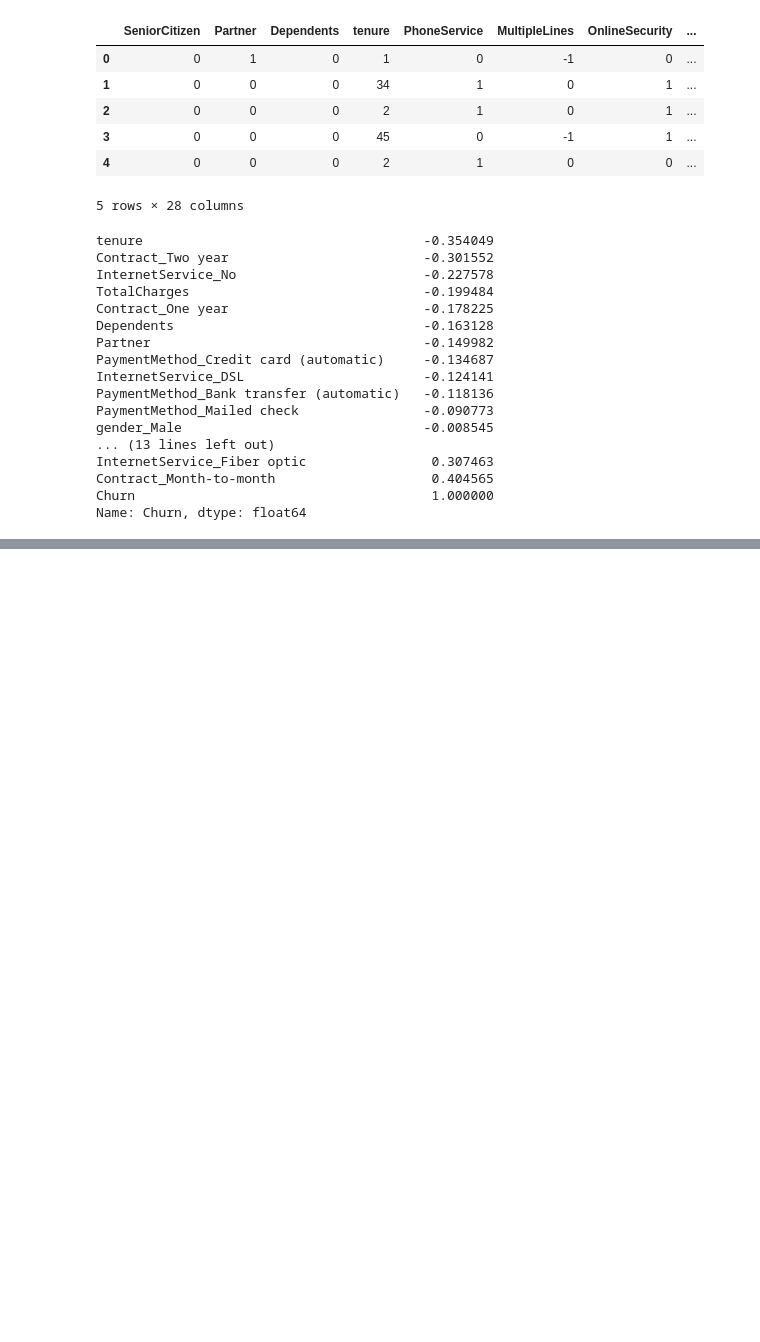
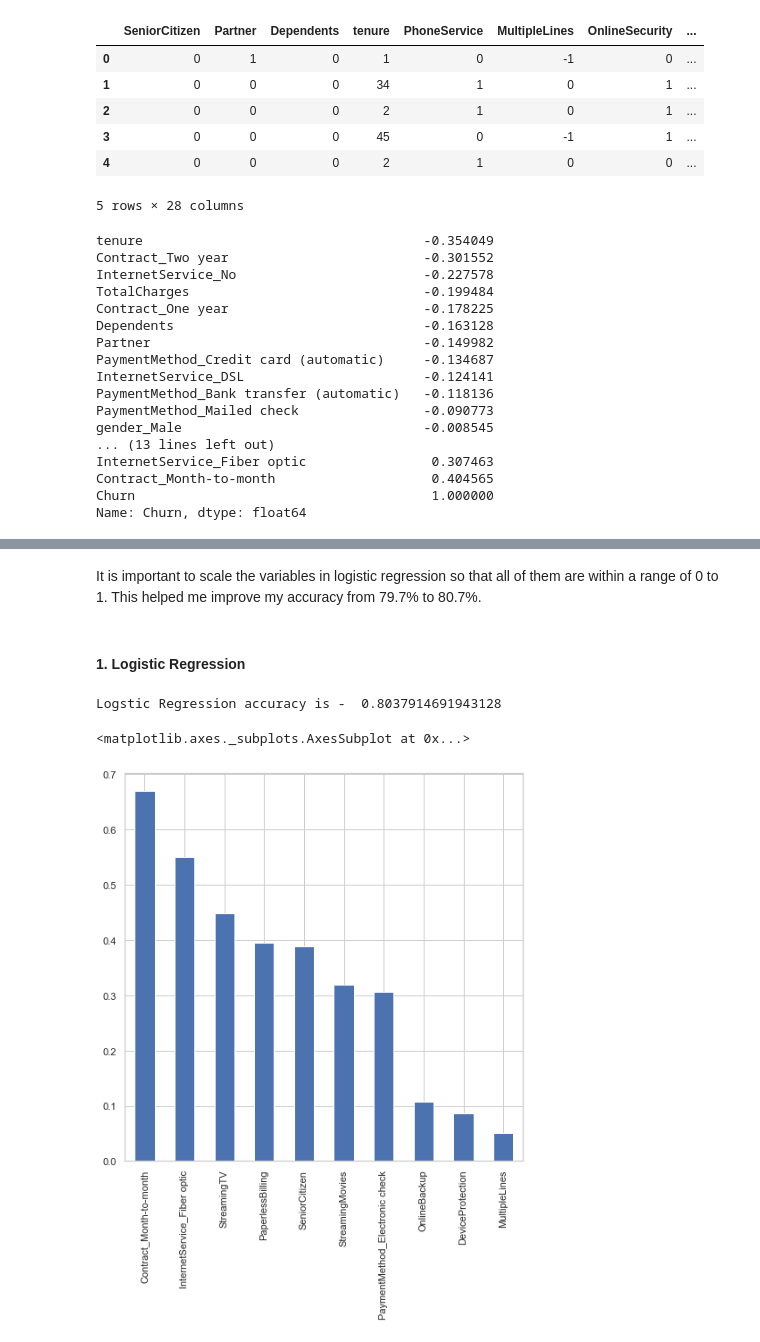
Before and after one commit to ShauliTaragin/ML-Sem1-Assignment, a Jupyter notebook: Classification task.ipynb, the cells around one changed output, grey strips where cells are left out. Saved outputs shown, nothing was run; the diff lists cells and outputs as text; code cells hidden in the pictures; blank space fills up the shorter version.

```diff
--- a/Classification task.ipynb
+++ b/Classification task.ipynb
@@ -259,0 +271,4 @@ Name: Churn, dtype: float64
+# %%
+#Using the dummies data set
+y = df_dummies['Churn'].values
+X = df_dummies.drop(columns = ['Churn'])
@@ -259,0 +282,27 @@ Name: Churn, dtype: float64
+# %% [markdown]
+It is important to scale the variables in logistic regression so that all of them are within a range of 0 to 1. This helped me improve my accuracy from 79.7% to 80.7%.
+# %%
+#creating train and test set spliting 70% 30%
+from sklearn.model_selection import train_test_split
+X_train, X_test, y_train, y_test = train_test_split(X, y, test_size=0.3, random_state=101)
+# %% [markdown]
+#### 1. Logistic Regression
+# %%
+from sklearn.linear_model import LogisticRegression
+model = LogisticRegression(solver='lbfgs', max_iter=1000)
+result = model.fit(X_train, y_train)
+# %%
+from sklearn import metrics
+prediction_test = model.predict(X_test)
+# Print the prediction accuracy
+print ("Logstic Regression accuracy is - " , metrics.accuracy_score(y_test, prediction_test))
+# %% [output]
+Logstic Regression accuracy is -  0.8037914691943128
+# %%
+#I am curious in seeing the weight of all varialbes
+weights = pd.Series(model.coef_[0],
+                 index=X.columns.values)
+(weights.sort_values(ascending = False)[:10].plot(kind='bar'))
+# %% [output]
+<matplotlib.axes._subplots.AxesSubplot at 0x...>
+[figure, added]
```
Also changed, not shown: parts of 20 cells of this notebook.
